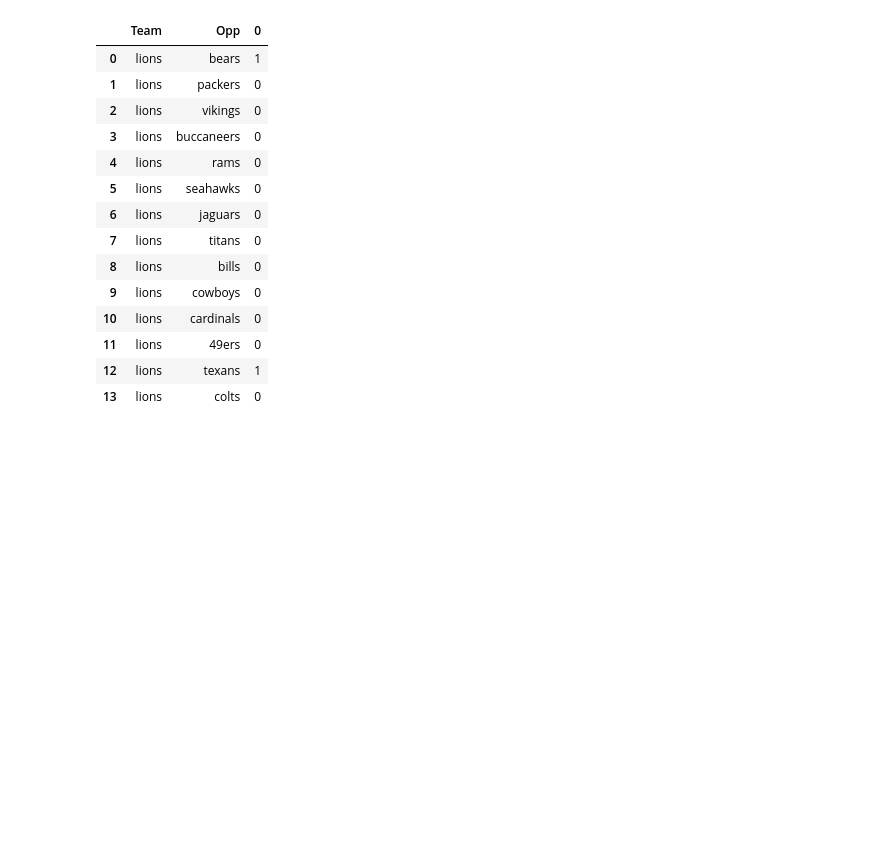
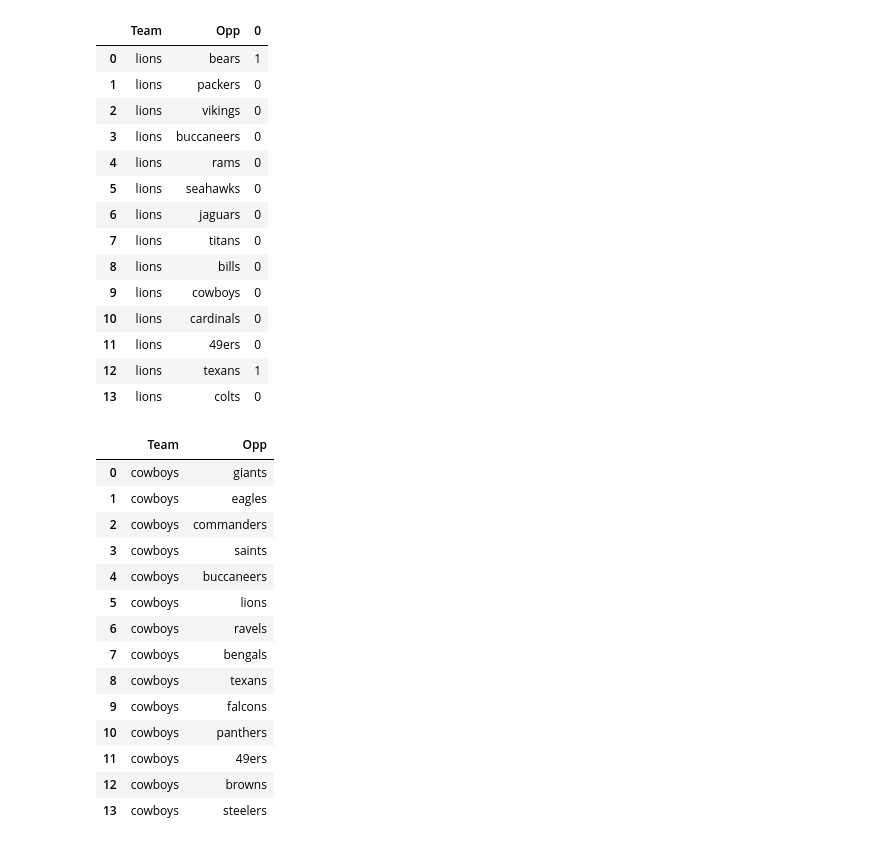
Before and after one commit to pawlow54/CMSE482, a Jupyter notebook: Developing.ipynb, the cells around one changed output. Drawn from its saved outputs; the diff is of its cells as text; code cells hidden in the pictures; blank space fills up the shorter version.

```diff
--- a/Developing.ipynb
+++ b/Developing.ipynb
@@ -492,3 +507,22 @@ lions_2024
 | 11 | lions | 49ers | 0 |
 | 12 | lions | texans | 1 |
 | 13 | lions | colts | 0 |
+# %%
+cowboys_2024 = pd.read_excel('cowboys_2024.xlsx')
+cowboys_2024
+# %% [output]
+|  | Team | Opp |
+| 0 | cowboys | giants |
+| 1 | cowboys | eagles |
+| 2 | cowboys | commanders |
+| 3 | cowboys | saints |
+| 4 | cowboys | buccaneers |
+| 5 | cowboys | lions |
+| 6 | cowboys | ravels |
+| 7 | cowboys | bengals |
+| 8 | cowboys | texans |
+| 9 | cowboys | falcons |
+| 10 | cowboys | panthers |
+| 11 | cowboys | 49ers |
+| 12 | cowboys | browns |
+| 13 | cowboys | steelers |
```
Also changed, not shown: parts of 10 cells of this notebook, 1 other file.
